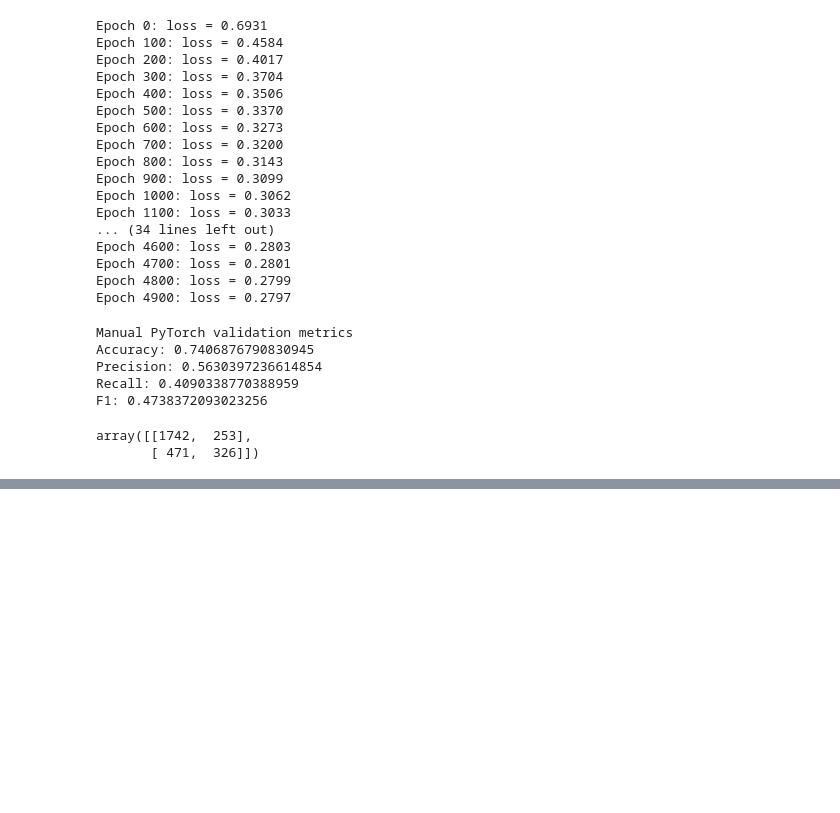
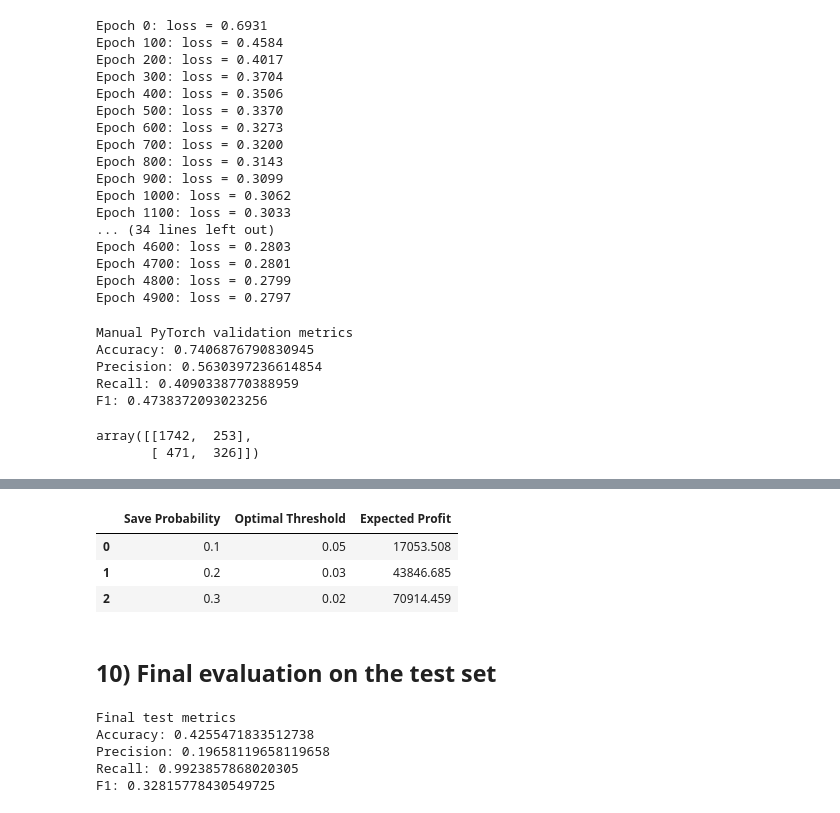
Before and after one commit to jacoboalonsista33/daiist-assignment-1, a Jupyter notebook: train.ipynb, the cells around one changed output, grey strips where cells are left out. Cells and saved outputs as stored; diff of their text form; code cells hidden in the pictures; blank space fills up the shorter version.

```diff
--- a/train.ipynb
+++ b/train.ipynb
@@ -550,0 +708,11 @@ array([[1742,  253],
+# %%
+# Estimated value of each validation booking
+val_booking_value = (
+    val_df["adr"].values *
+    val_df["total_nights"].values
+)
+
+# Illustrative business assumptions
+intervention_cost = 5
+save_probability = 0.20
+contribution_margin = 0.70
@@ -550,0 +843,50 @@ array([[1742,  253],
+# %%
+sensitivity_results = []
+
+for save_prob in [0.10, 0.20, 0.30]:
+
+    scenario_results = []
+
+    for threshold in thresholds:
+
+        preds = (sk_val_prob >= threshold).astype(int)
+
+        tp_mask = (preds == 1) & (y_val.values == 1)
+        fp_mask = (preds == 1) & (y_val.values == 0)
+
+        tp_profit = (
+            save_prob
+            * contribution_margin
+            * val_booking_value[tp_mask]
+            - intervention_cost
+        ).sum()
+
+        fp_cost = intervention_cost * fp_mask.sum()
+
+        total_profit = tp_profit - fp_cost
+
+        scenario_results.append({
+            "Threshold": threshold,
+            "Expected Profit": total_profit
+        })
+
+    scenario_df = pd.DataFrame(scenario_results)
+
+    best_scenario = scenario_df.loc[
+        scenario_df["Expected Profit"].idxmax()
+    ]
+
+    sensitivity_results.append({
+        "Save Probability": save_prob,
+        "Optimal Threshold": best_scenario["Threshold"],
+        "Expected Profit": best_scenario["Expected Profit"]
+    })
+
+sensitivity_df = pd.DataFrame(sensitivity_results)
+
+sensitivity_df.round(3)
+# %% [output]
+|  | Save Probability | Optimal Threshold | Expected Profit |
+| 0 | 0.1 | 0.05 | 17053.508 |
+| 1 | 0.2 | 0.03 | 43846.685 |
+| 2 | 0.3 | 0.02 | 70914.459 |
@@ -550,0 +899,2 @@ array([[1742,  253],
+# %% [markdown]
+## 10) Final evaluation on the test set
@@ -550,0 +909,17 @@ array([[1742,  253],
+# %%
+test_accuracy = accuracy_score(y_test, sk_test_pred)
+test_precision = precision_score(y_test, sk_test_pred, zero_division=0)
+test_recall = recall_score(y_test, sk_test_pred, zero_division=0)
+test_f1 = f1_score(y_test, sk_test_pred, zero_division=0)
+
+print("Final test metrics")
+print("Accuracy:", test_accuracy)
+print("Precision:", test_precision)
+print("Recall:", test_recall)
+print("F1:", test_f1)
+# %% [output]
+Final test metrics
+Accuracy: 0.4255471833512738
+Precision: 0.19658119658119658
+Recall: 0.9923857868020305
+F1: 0.32815778430549725
```
Also changed, not shown: parts of 34 cells of this notebook, 6 other files.
